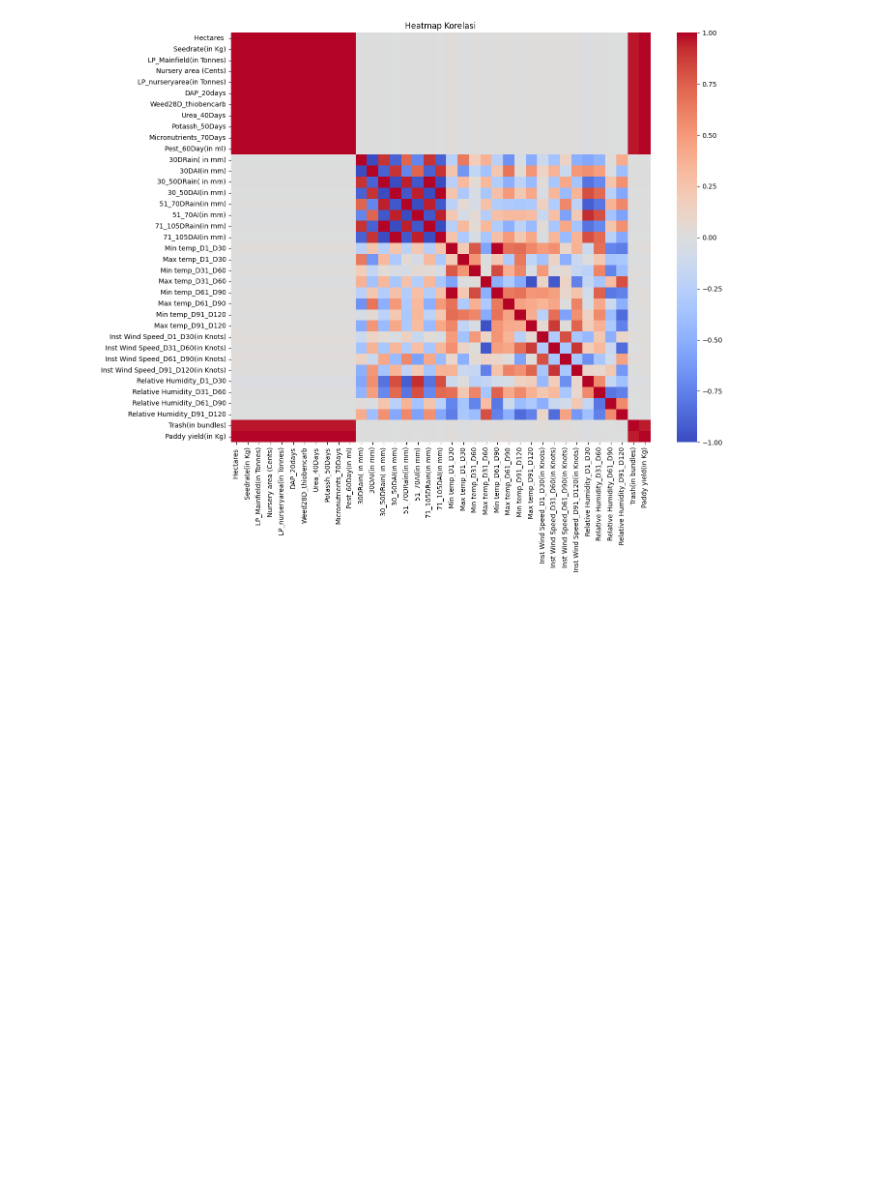
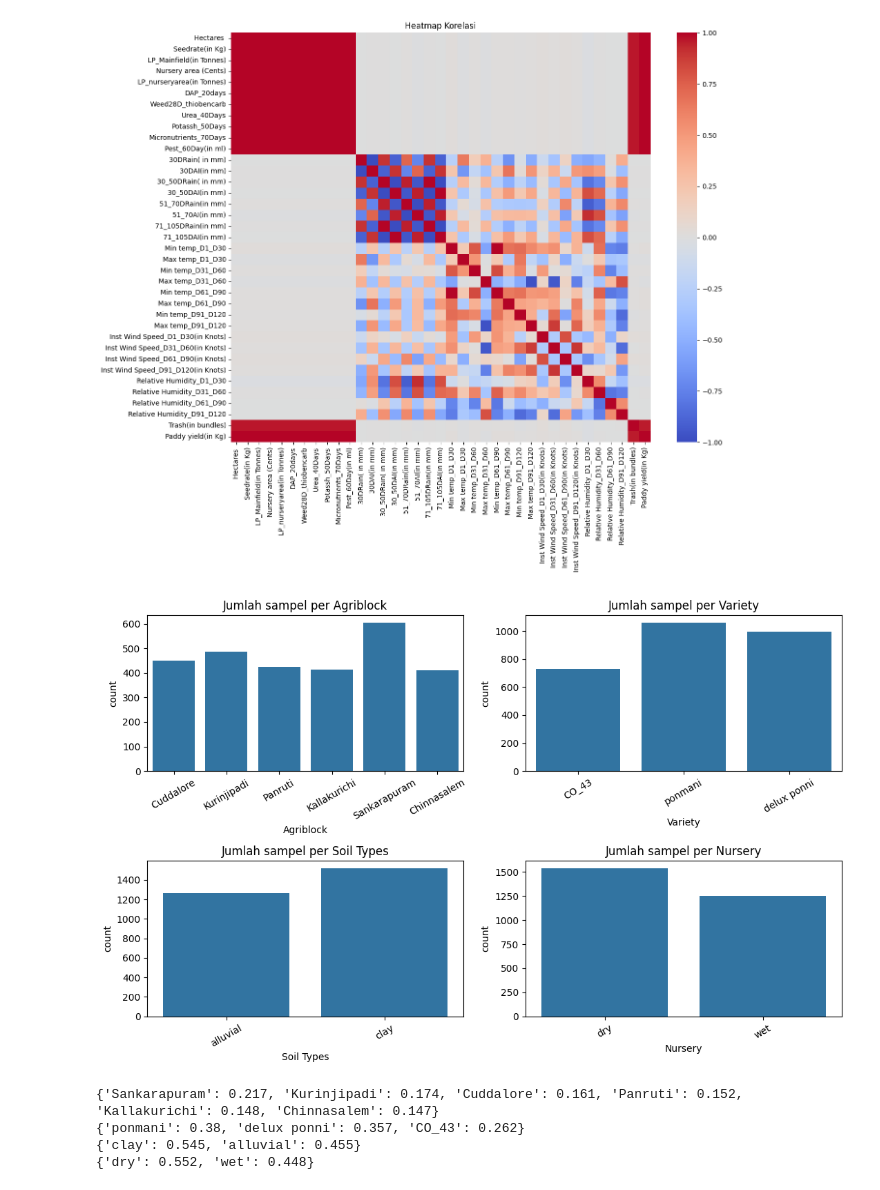
Before and after one commit to araafya/FP-MachineLearning, a Jupyter notebook: EDA and Preprocessing/notebook.ipynb, the cells around one changed output. Saved outputs shown, nothing was run; the diff lists cells and outputs as text; code cells hidden in the pictures; blank space fills up the shorter version.

```diff
--- a/EDA and Preprocessing/notebook.ipynb
+++ b/EDA and Preprocessing/notebook.ipynb
@@ -126,3 +153,17 @@ sns.heatmap(num.corr(), cmap='coolwarm', center=0)
 plt.title('Heatmap Korelasi'); plt.show()
 # %% [output]
 [figure]
+# %%
+fig, ax = plt.subplots(2, 2, figsize=(11, 7))
+for a, c in zip(ax.ravel(), cat_cols):
+    sns.countplot(data=data, x=c, ax=a)
+    a.set_title(f'Jumlah sampel per {c}'); a.tick_params(axis='x', rotation=30)
+plt.tight_layout(); plt.show()
+for c in cat_cols:
+    print(data[c].value_counts(normalize=True).round(3).to_dict())
+# %% [output]
+[figure, added]
+{'Sankarapuram': 0.217, 'Kurinjipadi': 0.174, 'Cuddalore': 0.161, 'Panruti': 0.152, 'Kallakurichi': 0.148, 'Chinnasalem': 0.147}
+{'ponmani': 0.38, 'delux ponni': 0.357, 'CO_43': 0.262}
+{'clay': 0.545, 'alluvial': 0.455}
+{'dry': 0.552, 'wet': 0.448}
```
Also changed, not shown: parts of 9 cells of this notebook, 1 other file.
